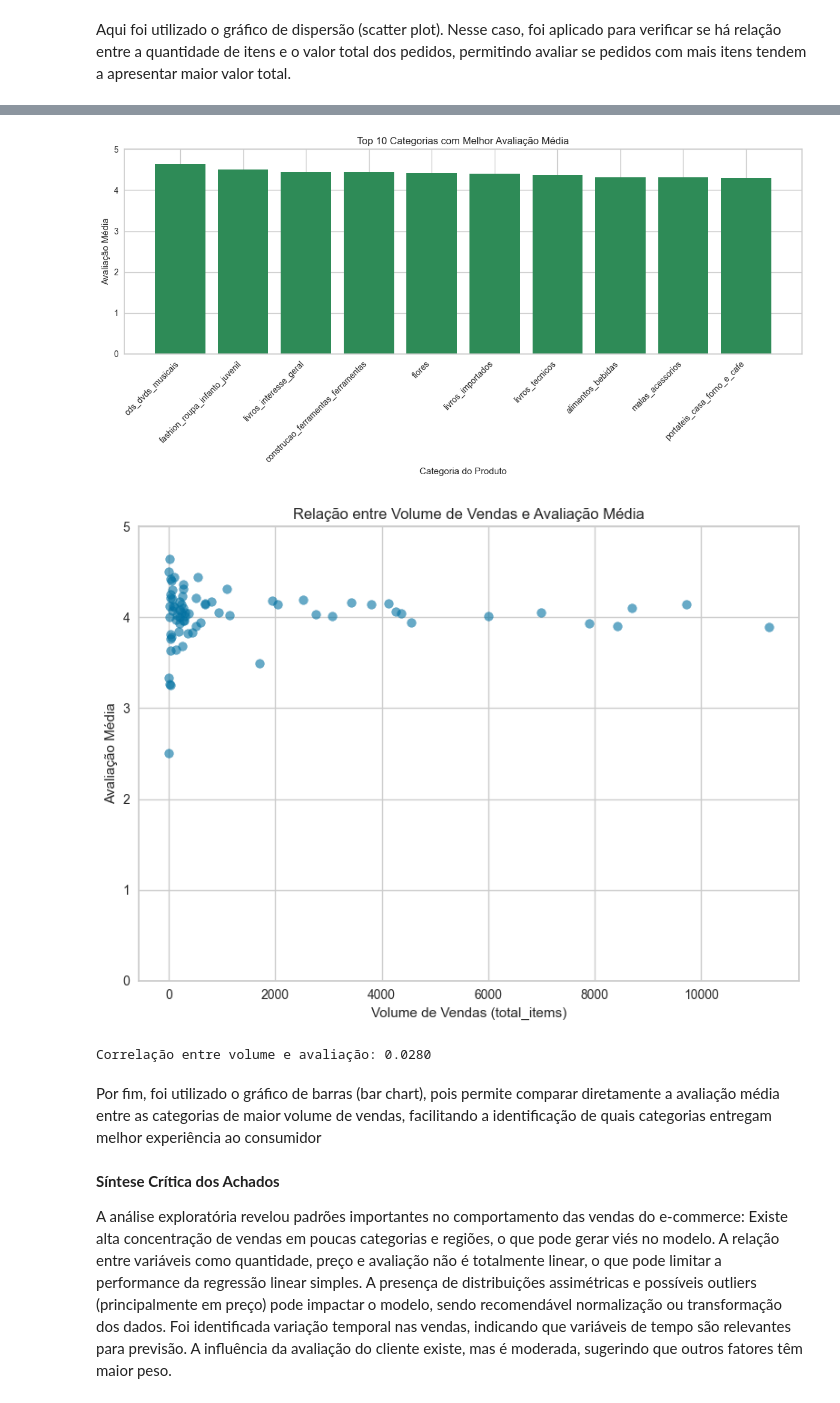
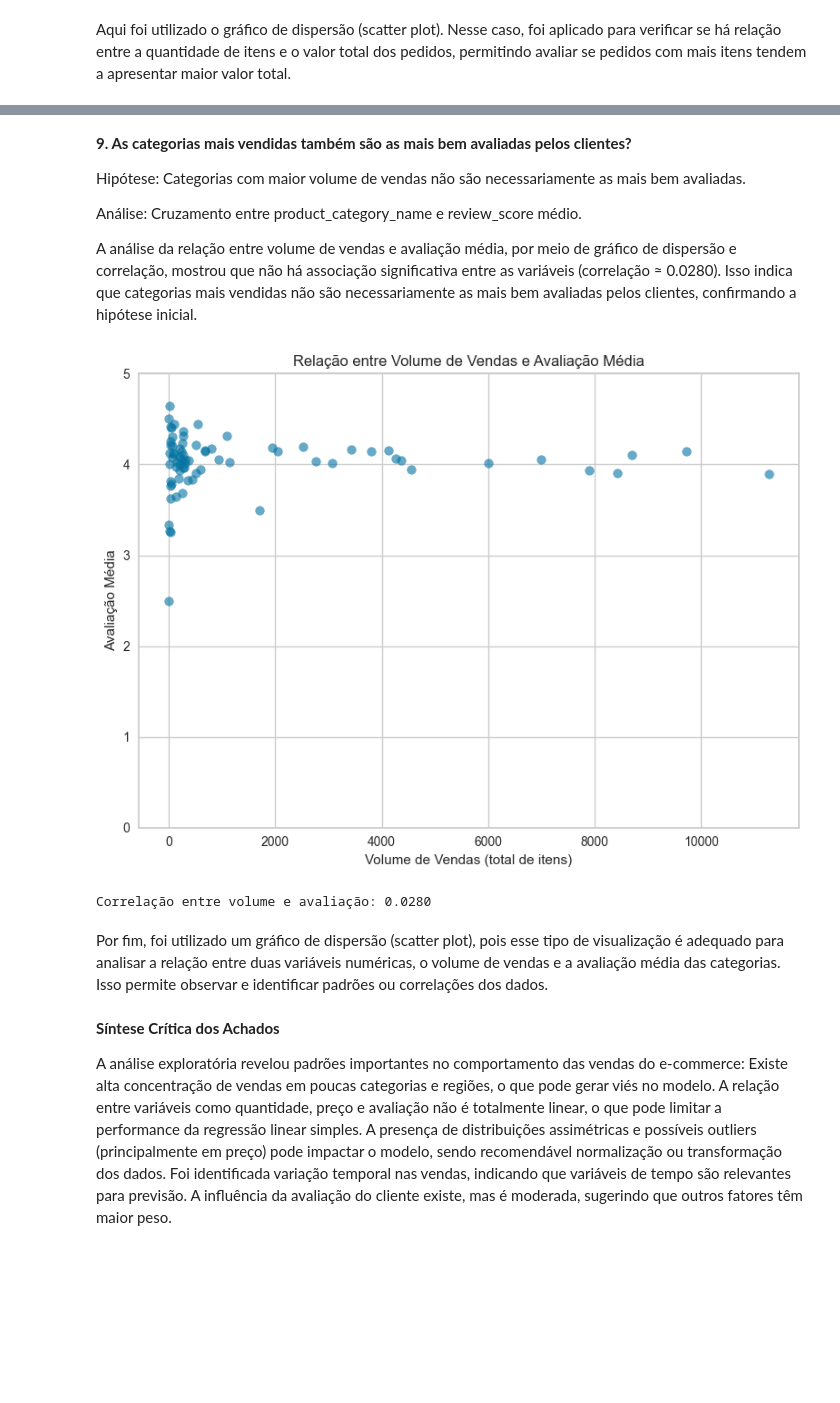
Before and after one commit to nancyuzawa/Olist-E-commerce, a Jupyter notebook: Olist_E_commerce.ipynb, the cells around one changed output, grey strips where cells are left out. Cells and saved outputs as stored; diff of their text form; code cells hidden in the pictures; blank space fills up the shorter version.

Commit message:
update notebook - criando grafico DEA 9

```diff
--- a/Olist_E_commerce.ipynb
+++ b/Olist_E_commerce.ipynb
@@ -655,46 +647,38 @@ A análise mostrou que categorias com melhor avaliação não são, em geral, as
+# %% [markdown]
+**9. As categorias mais vendidas também são as mais bem avaliadas pelos clientes?**
+
+Hipótese: Categorias com maior volume de vendas não são necessariamente as mais bem avaliadas.
+
+Análise: Cruzamento entre product_category_name e review_score médio.
+
+A análise da relação entre volume de vendas e avaliação média, por meio de gráfico de dispersão e correlação, mostrou que não há associação significativa entre as variáveis (correlação ≈ 0.0280). Isso indica que categorias mais vendidas não são necessariamente as mais bem avaliadas pelos clientes, confirmando a hipótese inicial.
 # %%
-# Agrupamento por categoria
+# Criando o DataFrame category_review agrupando por categoria e calculando o total de itens e a média da avaliação
 category_review = merged.groupby('product_category_name').agg(
-    avg_review_score=('review_score', 'mean'),
-    total_items=('qtd_item', 'count')
+    total_items=('qtd_item', 'count'),
+    avg_review_score=('review_score', 'mean')
 ).reset_index()
 
-# 1. Top 10 categorias com melhor avaliação
-top_rated = category_review.sort_values('avg_review_score', ascending=False).head(10)
+plt.figure(figsize=(8, 6))
+plt.scatter(category_review['total_items'], category_review['avg_review_score'], alpha=0.6)
 
-# Gráfico: categorias mais bem avaliadas
-plt.figure(figsize=(12, 6))
-plt.bar(top_rated['product_category_name'], top_rated['avg_review_score'], color='seagreen')
-plt.title('Top 10 Categorias com Melhor Avaliação Média')
-plt.xlabel('Categoria do Produto')
+plt.title('Relação entre Volume de Vendas e Avaliação Média')
+plt.xlabel('Volume de Vendas (total de itens)')
 plt.ylabel('Avaliação Média')
 plt.ylim(0, 5)
-plt.xticks(rotation=45, ha='right')
-plt.tight_layout()
-plt.show()
 
-# 2. relação entre volume e avaliação
-plt.figure(figsize=(8, 6))
-plt.scatter(category_review['total_items'], category_review['avg_review_score'], alpha=0.6)
-plt.title('Relação entre Volume de Vendas e Avaliação Média')
-plt.xlabel('Volume de Vendas (total_items)')
-plt.ylabel('Avaliação Média')
-plt.ylim(0, 5)
 plt.grid(True)
 plt.tight_layout()
 plt.show()
 
-# 3. Correlação
+# Correlação
 correlation = category_review['total_items'].corr(category_review['avg_review_score'])
 print(f'Correlação entre volume e avaliação: {correlation:.4f}')
 # %% [output]
-[figure, old version]
+[figure, new version]
-[figure, removed]
 Correlação entre volume e avaliação: 0.0280
-# %% [markdown]
-Por fim, foi utilizado o gráfico de barras (bar chart), pois permite comparar diretamente a avaliação média entre as
-categorias de maior volume de vendas, facilitando a identificação de quais categorias entregam melhor
-experiência ao consumidor
+# %% [markdown]
+Por fim, foi utilizado um gráfico de dispersão (scatter plot), pois esse tipo de visualização é adequado para analisar a relação entre duas variáveis numéricas, o volume de vendas e a avaliação média das categorias. Isso permite observar e identificar padrões ou correlações dos dados.
 # %% [markdown]
 **Síntese Crítica dos Achados**
 
```
Also changed, not shown: parts of 1 cell of this notebook.
